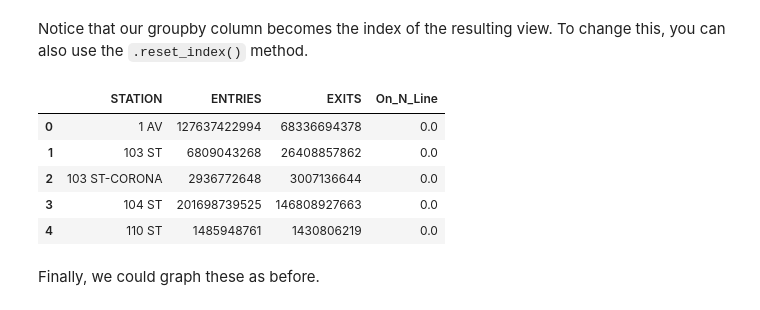
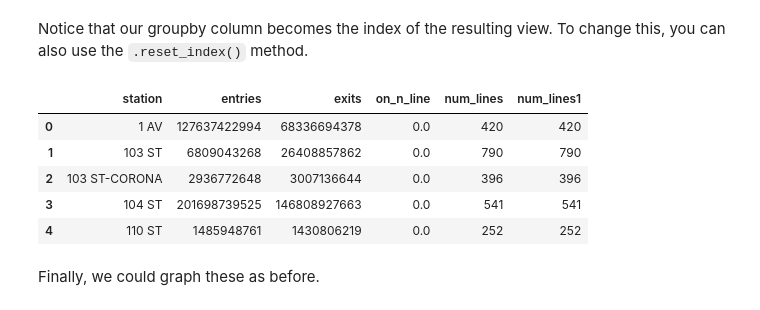
Before and after one commit to isabelmag/ds-skills-pandas-cleaning-nyc-ds-091018, a Jupyter notebook: index.ipynb, the cells around one changed output. Saved outputs shown, nothing was run; the diff lists cells and outputs as text; code cells hidden in the pictures.

```diff
--- a/index.ipynb
+++ b/index.ipynb
@@ -377,14 +377,14 @@ Name: num_lines, dtype: int64
 # %% [markdown]
 Notice that our groupby column becomes the index of the resulting view. To change this, you can also use the `.reset_index()` method.
 # %%
-df.groupby('STATION').sum().reset_index().head()
+df.groupby('station').sum().reset_index().head()
 # %% [output]
-|  | STATION | ENTRIES | EXITS | On_N_Line |
-| 0 | 1 AV | 127637422994 | 68336694378 | 0.0 |
-| 1 | 103 ST | 6809043268 | 26408857862 | 0.0 |
-| 2 | 103 ST-CORONA | 2936772648 | 3007136644 | 0.0 |
-| 3 | 104 ST | 201698739525 | 146808927663 | 0.0 |
-| 4 | 110 ST | 1485948761 | 1430806219 | 0.0 |
+|  | station | entries | exits | on_n_line | num_lines | num_lines1 |
+| 0 | 1 AV | 127637422994 | 68336694378 | 0.0 | 420 | 420 |
+| 1 | 103 ST | 6809043268 | 26408857862 | 0.0 | 790 | 790 |
+| 2 | 103 ST-CORONA | 2936772648 | 3007136644 | 0.0 | 396 | 396 |
+| 3 | 104 ST | 201698739525 | 146808927663 | 0.0 | 541 | 541 |
+| 4 | 110 ST | 1485948761 | 1430806219 | 0.0 | 252 | 252 |
 # %% [markdown]
 Finally, we could graph these as before.
 # %%
```
